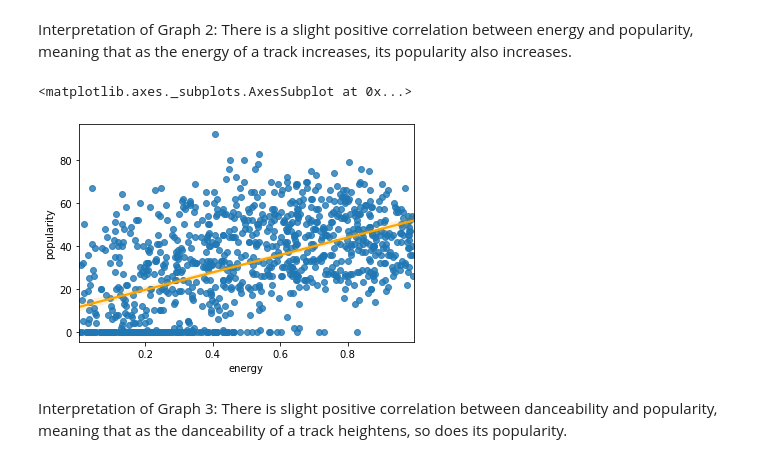
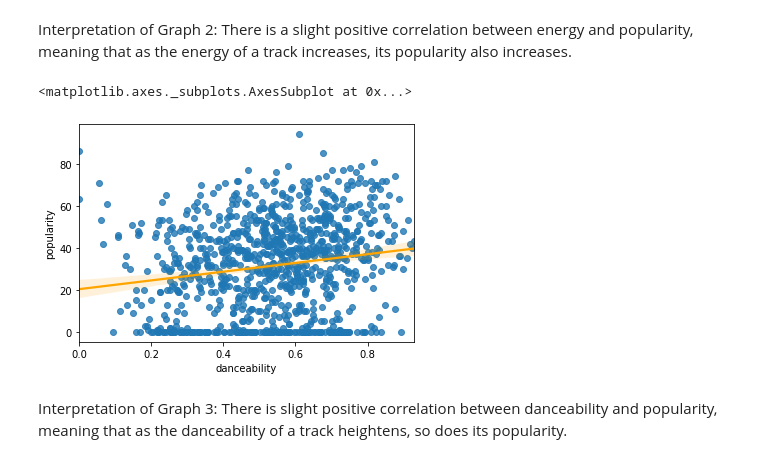
Before and after one commit to dinazemlyanker/projects, a Jupyter notebook: Song Popularity Determined by Song Features.ipynb, the cells around one changed output. Saved outputs shown, nothing was run; the diff lists cells and outputs as text; code cells hidden in the pictures.

```diff
--- a/Song Popularity Determined by Song Features.ipynb
+++ b/Song Popularity Determined by Song Features.ipynb
@@ -345,10 +345,10 @@ fig2.show()
 
 Interpretation of Graph 2: There is a slight positive correlation between energy and popularity, meaning that as the energy of a track increases, its popularity also increases.
 # %%
-visualize_scatter_sns(sample_data, 'energy', 'popularity', 'orange')
+visualize_scatter_sns(sample_data, 'danceability', 'popularity', 'orange')
 # %% [output]
 <matplotlib.axes._subplots.AxesSubplot at 0x...>
-[figure, old version]
+[figure, new version]
 # %% [markdown]
 
 Interpretation of Graph 3: There is slight positive correlation between danceability and popularity, meaning that as the danceability of a track heightens, so does its popularity.
```
Also changed, not shown: parts of 7 cells of this notebook.
